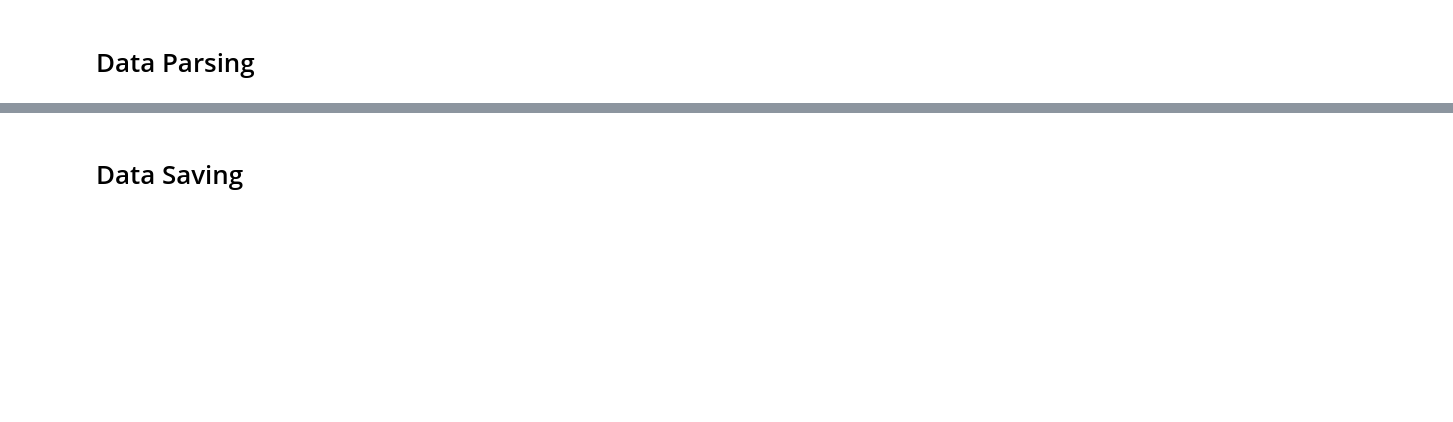
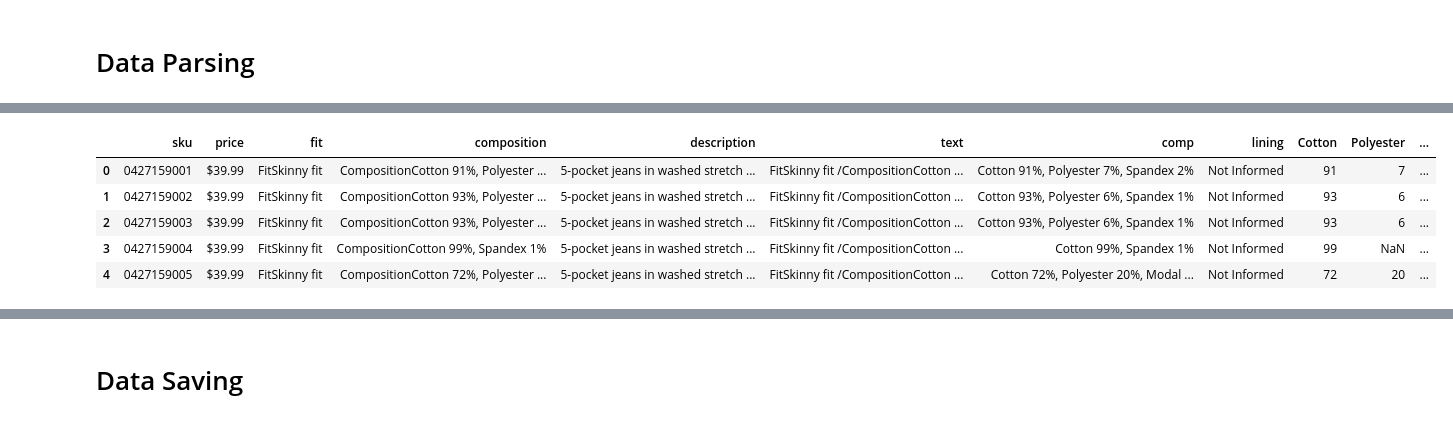
Before and after one commit to humberto-aguiar/Web-Scraping-Jeans, a Jupyter notebook: hm-web-scraping-v01.ipynb, the cells around one changed output, grey strips where cells are left out. Drawn from its saved outputs; the diff is of its cells as text; code cells hidden in the pictures; blank space fills up the shorter version.

```diff
--- a/hm-web-scraping-v01.ipynb
+++ b/hm-web-scraping-v01.ipynb
@@ -314,0 +238,7 @@ links[]
+# %%
+driver.get("https://www2.hm.com/en_us/productpage.0811993021.html")
+
+class_price = "ProductPrice-module--productItemPrice__2i2Hc"
+
+element = WebDriverWait(driver, 10).until( EC.presence_of_element_located( (By.CLASS_NAME, class_price) ) )
+element.text
@@ -314,0 +347,3 @@ links[]
+# %%
+for idx, link in enumerate(df_prods['link'][-3:]):
+    print(idx, ' ', link)
@@ -383,0 +446,40 @@ content.text
+# %%
+def composition_to_df(list_of_comp):
+    """ Creates a dataframe from a list of compositions"""
+    keys = []
+    values = []
+
+    for idx, element in enumerate(list_of_comp):
+        # if idx is even, element is a key (column in dataframe)
+        if idx % 2 == 0:
+            keys.append(element)
+        else:
+            values.append(element.strip('%,'))
+
+    # final dataframe
+    res = dict(zip(keys,values))
+    res = pd.DataFrame(res, index = [0])
+    return (res)
+
+df_comp_split = pd.DataFrame()
+
+for composition in df_test['comp']:
+    comp_list = composition.split(' ')
+
+    # creating a df of compositions
+    df_aux = composition_to_df(comp_list)
+
+    df_comp_split = pd.concat( [df_comp_split, df_aux], axis = 0 )
+
+df_comp_split.reset_index(inplace = True, drop = True)
+# %%
+
+df_test = pd.concat( [df_test, df_comp_split], axis = 1 )
+df_test.head()
+# %% [output]
+|  | sku | price | fit | composition | description | text | comp | lining | Cotton | Polyester | ... |
+| 0 | 0427159001 | $39.99 | FitSkinny fit | CompositionCotton 91%, Polyester ... | 5-pocket jeans in washed stretch ... | FitSkinny fit /CompositionCotton ... | Cotton 91%, Polyester 7%, Spandex 2% | Not Informed | 91 | 7 | ... |
+| 1 | 0427159002 | $39.99 | FitSkinny fit | CompositionCotton 93%, Polyester ... | 5-pocket jeans in washed stretch ... | FitSkinny fit /CompositionCotton ... | Cotton 93%, Polyester 6%, Spandex 1% | Not Informed | 93 | 6 | ... |
+| 2 | 0427159003 | $39.99 | FitSkinny fit | CompositionCotton 93%, Polyester ... | 5-pocket jeans in washed stretch ... | FitSkinny fit /CompositionCotton ... | Cotton 93%, Polyester 6%, Spandex 1% | Not Informed | 93 | 6 | ... |
+| 3 | 0427159004 | $39.99 | FitSkinny fit | CompositionCotton 99%, Spandex 1% | 5-pocket jeans in washed stretch ... | FitSkinny fit /CompositionCotton ... | Cotton 99%, Spandex 1% | Not Informed | 99 | NaN | ... |
+| 4 | 0427159005 | $39.99 | FitSkinny fit | CompositionCotton 72%, Polyester ... | 5-pocket jeans in washed stretch ... | FitSkinny fit /CompositionCotton ... | Cotton 72%, Polyester 20%, Modal ... | Not Informed | 72 | 20 | ... |
```
Also changed, not shown: parts of 58 cells of this notebook.
